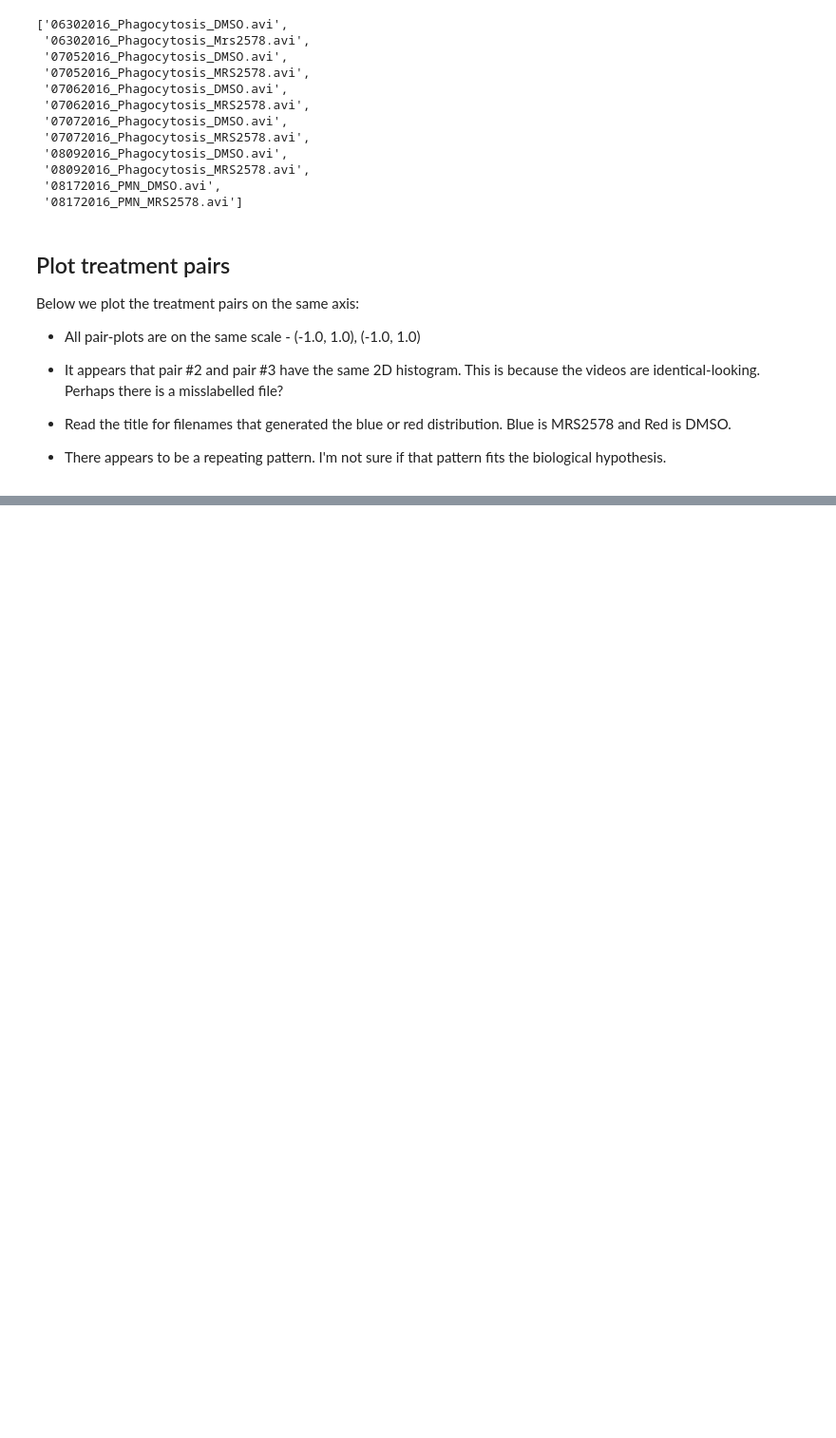
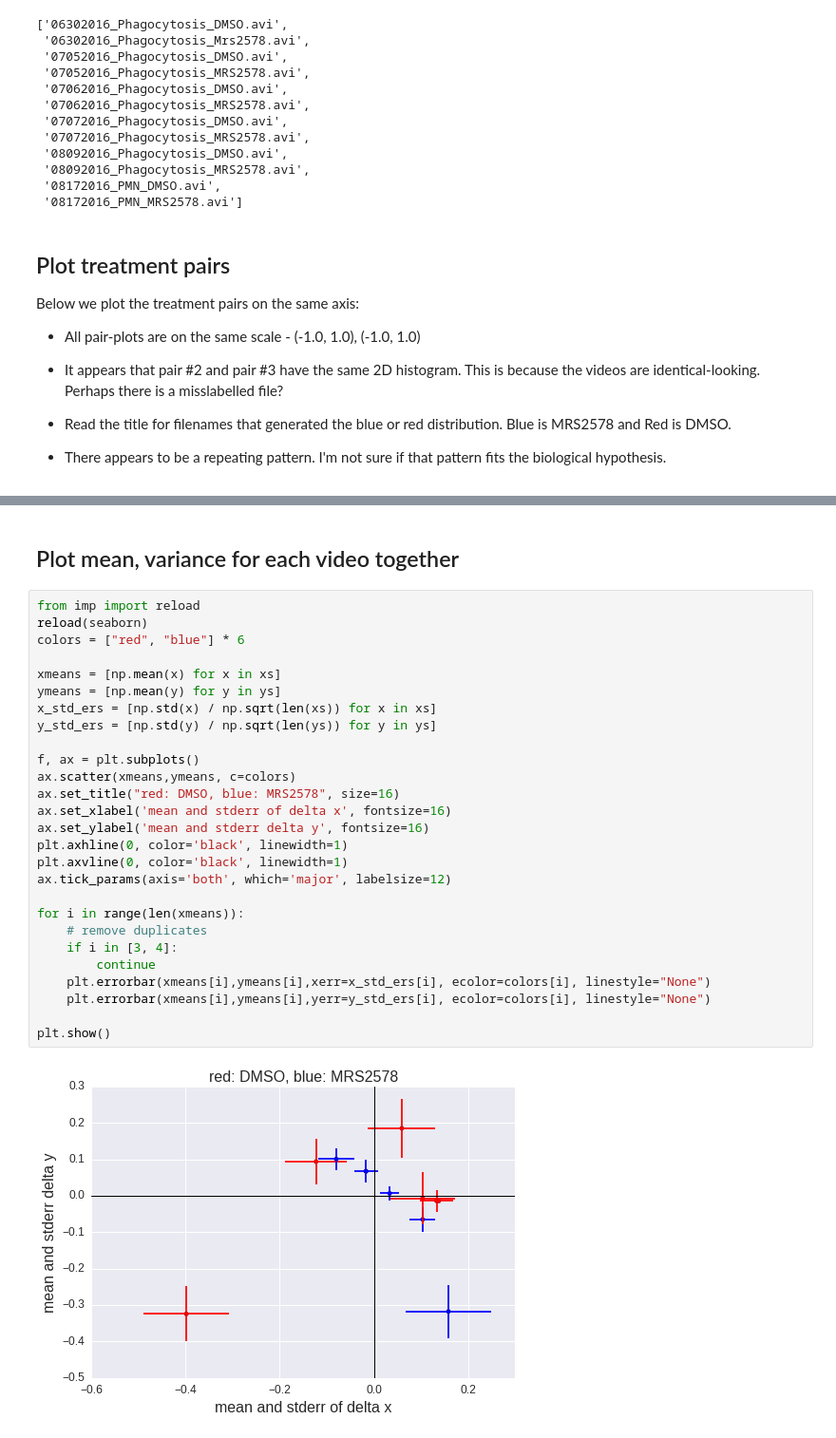
Before and after one commit to quinngroup/JI-2016-MRS2578, a Jupyter notebook: calculate_motion_cells.py.ipynb, the cells around one changed output, grey strips where cells are left out. Shown at 95% size. Drawn from its saved outputs; the diff is of its cells as text; blank space fills up the shorter version.

Commit message:
add another plot with mean and stderr bars of all videos together

```diff
--- a/calculate_motion_cells.py.ipynb
+++ b/calculate_motion_cells.py.ipynb
@@ -229,3 +229,34 @@ for i in range(0, len(fnames), 2):
 [figure]
 [figure]
 [figure]
+# %% [markdown]
+## Plot mean, variance for each video together
+# %%
+from imp import reload
+reload(seaborn)
+colors = ["red", "blue"] * 6
+
+xmeans = [np.mean(x) for x in xs]
+ymeans = [np.mean(y) for y in ys]
+x_std_ers = [np.std(x) / np.sqrt(len(xs)) for x in xs]
+y_std_ers = [np.std(y) / np.sqrt(len(ys)) for y in ys]
+
+f, ax = plt.subplots()
+ax.scatter(xmeans,ymeans, c=colors)
+ax.set_title("red: DMSO, blue: MRS2578", size=16)
+ax.set_xlabel('mean and stderr of delta x', fontsize=16)
+ax.set_ylabel('mean and stderr delta y', fontsize=16)
+plt.axhline(0, color='black', linewidth=1)
+plt.axvline(0, color='black', linewidth=1)
+ax.tick_params(axis='both', which='major', labelsize=12)
+
+for i in range(len(xmeans)):
+    # remove duplicates
+    if i in [3, 4]:
+        continue
+    plt.errorbar(xmeans[i],ymeans[i],xerr=x_std_ers[i], ecolor=colors[i], linestyle="None")
+    plt.errorbar(xmeans[i],ymeans[i],yerr=y_std_ers[i], ecolor=colors[i], linestyle="None")
+
+plt.show()
+# %% [output]
+[figure, added]
```
Also changed, not shown: parts of 2 cells of this notebook, 12 other files.
